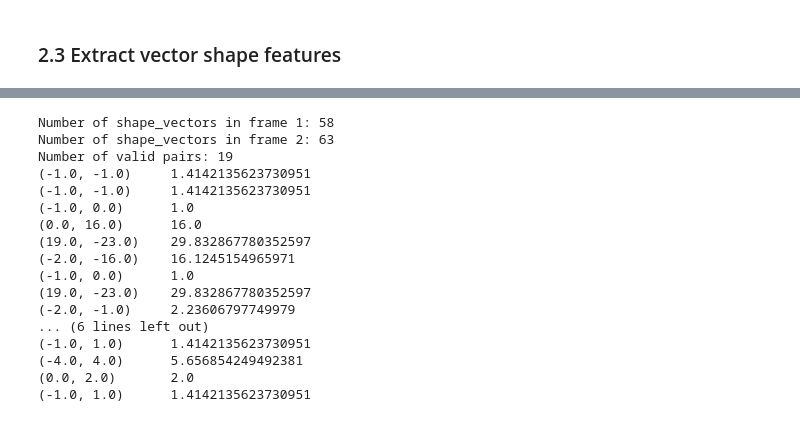
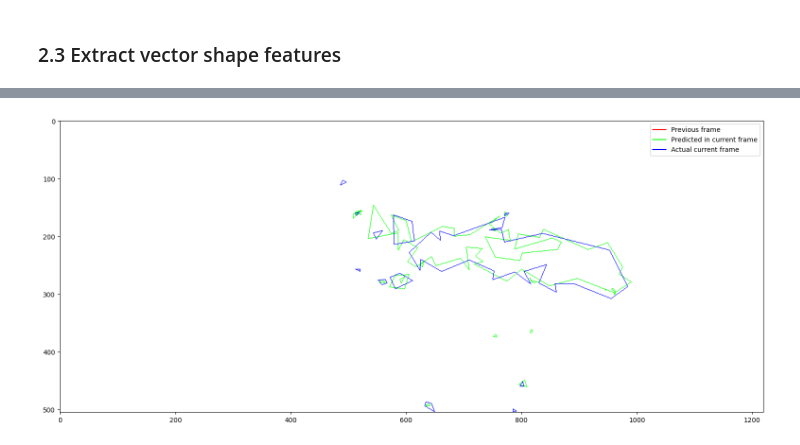
Before and after one commit to quochieu586/Thunderstorm-Nowcasting-Geometry-Topology-Approach, a Jupyter notebook: motion_estimation.ipynb, the cells around one changed output, grey strips where cells are left out. Saved outputs shown, nothing was run; the diff lists cells and outputs as text; code cells hidden in the pictures.

```diff
--- a/motion_estimation.ipynb
+++ b/motion_estimation.ipynb
@@ -243,50 +221,29 @@ for pol_1 in shape_vectors_prev:
-# %%
-def compute_similarity_frame(
-        shape_vectors_1: List[ShapeVector],
-        shape_vectors_2: List[ShapeVector],
-        circle_area: float,
-        threshold: float = 0.1
-    ) -> List[Tuple[Tuple[ShapeVector, ShapeVector], float]]:
-    valid_pairs = []
-
-    for svector_1 in shape_vectors_1:
-        for svector_2 in shape_vectors_2:
-            score = _compute_similarity_pair(svector_1, svector_2, circle_area)
-            if score < threshold:
-                valid_pairs.append(((svector_1, svector_2), score))
-
-    return valid_pairs
-
-shape_vectors_1 = [shape_vector for shape_vectors in shape_vectors_time[0] for shape_vector in shape_vectors]
-shape_vectors_2 = [shape_vector for shape_vectors in shape_vectors_time[1] for shape_vector in shape_vectors]
-print(f"Number of shape_vectors in frame 1: {len(shape_vectors_1)}")
-print(f"Number of shape_vectors in frame 2: {len(shape_vectors_2)}")
-
-valid_pairs = compute_similarity_frame(shape_vectors_1, shape_vectors_2, circle_area, threshold=0.01)
-print(f"Number of valid pairs: {len(valid_pairs)}")
-
-def compute_displacement(v1: ShapeVector, v2: ShapeVector) -> Tuple[float, float]:
-    return tuple(val2 - val1 for val1, val2 in zip(v1.coord, v2.coord))
-
-distances = [compute_distance(pair[0][0], pair[0][1]) for pair in valid_pairs]
-displacements = [compute_displacement(pair[0][0], pair[0][1]) for pair in valid_pairs]
-for dist, disp in zip(distances, displacements):
-    print(disp, "\t", dist)
-# %% [output]
-Number of shape_vectors in frame 1: 58
-Number of shape_vectors in frame 2: 63
-Number of valid pairs: 19
-(-1.0, -1.0)     1.4142135623730951
-(-1.0, -1.0)     1.4142135623730951
-(-1.0, 0.0)      1.0
-(0.0, 16.0)      16.0
-(19.0, -23.0)    29.832867780352597
-(-2.0, -16.0)    16.1245154965971
-(-1.0, 0.0)      1.0
-(19.0, -23.0)    29.832867780352597
-(-2.0, -1.0)     2.23606797749979
-... (6 lines left out)
-(-1.0, 1.0)      1.4142135623730951
-(-4.0, 4.0)      5.656854249492381
-(0.0, 2.0)       2.0
-(-1.0, 1.0)      1.4142135623730951
+# %%
+from shapely.affinity import translate
+
+predicted_polygons = []
+prev_polygons = polygons_time[prev]
+actual_polygons = polygons_time[curr]
+
+for polygon, (_, (dx, dy)) in zip(prev_polygons, displacement_lists):
+    predicted_polygons.append(translate(polygon, xoff=dx, yoff=dy))
+
+# prev_contours = polygons_to_contours(prev_polygons)
+predicted_contours = polygons_to_contours(predicted_polygons)
+actual_contours = polygons_to_contours(actual_polygons)
+
+plt.figure(figsize=(20, 8))
+blank_img = np.ones_like(src_images[0], dtype=np.uint8) * 255
+
+# cv2.drawContours(blank_img, prev_contours, -1, color=(255, 0, 0), thickness=1)
+cv2.drawContours(blank_img, predicted_contours, -1, color=(0, 255, 0), thickness=1)
+cv2.drawContours(blank_img, actual_contours, -1, color=(0, 0, 255), thickness=1)
+plt.plot([], [], color=(1, 0, 0), label=f"Previous frame")
+plt.plot([], [], color=(0, 1, 0), label=f"Predicted in current frame")
+plt.plot([], [], color=(0, 0, 1), label=f"Actual current frame")
+
+plt.imshow(blank_img)
+plt.legend()
+plt.show()
+# %% [output]
+[figure, added]
```
Also changed, not shown: parts of 13 cells of this notebook, 8 other files.
